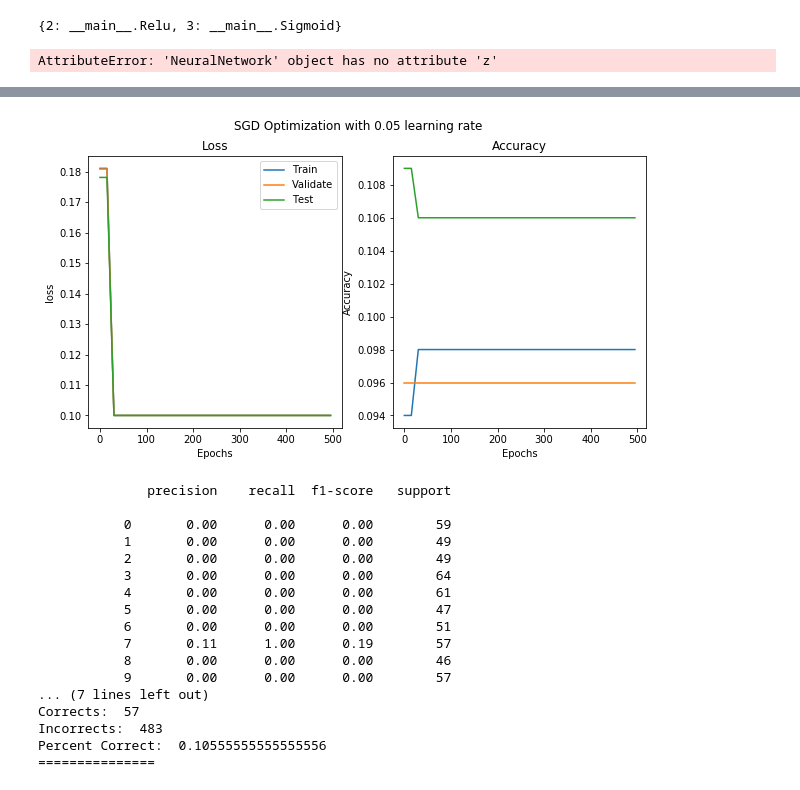
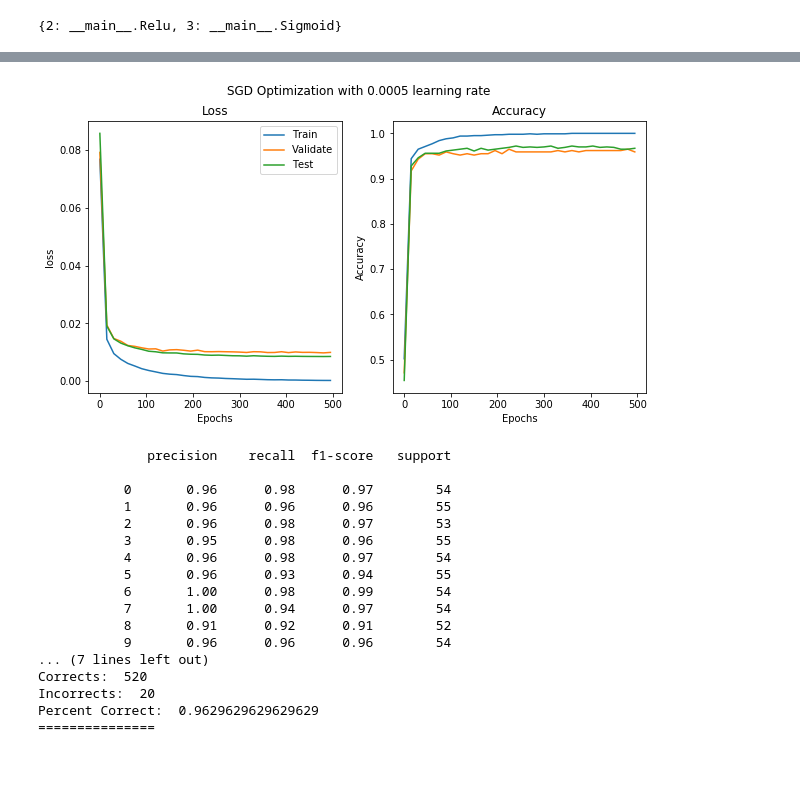
Before and after one commit to TheFoodForest/Numpy-Neural-Net, a Jupyter notebook: Sigmoid Activation NN.ipynb, the cells around one changed output, grey strips where cells are left out. Saved outputs shown, nothing was run; the diff lists cells and outputs as text; code cells hidden in the pictures.

```diff
--- a/Sigmoid Activation NN.ipynb
+++ b/Sigmoid Activation NN.ipynb
@@ -659,10 +661,6 @@ nn.b
 nn.activations
 # %% [output]
 {2: __main__.Relu, 3: __main__.Sigmoid}
-# %%
-nn.val_history
-# %% [output]
-AttributeError: 'NeuralNetwork' object has no attribute 'z'
 # %%
 ## Now testing NN on sklearn digit reconition data set
 
@@ -677,10 +675,10 @@ print(x[0])
 y = np.eye(10)[y]
 
 
-X_train, X_test, y_train, y_test = train_test_split(x,y, test_size=.3, random_state=1)
+X_train, X_test, y_train, y_test = train_test_split(x,y, test_size=.3, random_state=1,stratify=y)
 
 nn = NeuralNetwork((64, 25, 10), (Relu, Sigmoid))
-nn.fit(X_train, y_train,xtest=X_test, ytest=y_test, loss=MSE, epochs=500, batch_size=25, learning_rate=.05,validation_split=0.25)
+nn.fit(X_train, y_train,xtest=X_test, ytest=y_test, loss=MSE, epochs=500, batch_size=25, learning_rate=.0005,validation_split=0.25)
 
 prediction = nn.predict(X_test)
 
@@ -725,18 +723,18 @@ Epoch 495, Loss: 0.09999999999999995
-[figure, old version]
+[figure, new version]
               precision    recall  f1-score   support
 
-           0       0.00      0.00      0.00        59
-           1       0.00      0.00      0.00        49
-           2       0.00      0.00      0.00        49
-           3       0.00      0.00      0.00        64
-           4       0.00      0.00      0.00        61
-           5       0.00      0.00      0.00        47
-           6       0.00      0.00      0.00        51
-           7       0.11      1.00      0.19        57
-           8       0.00      0.00      0.00        46
-           9       0.00      0.00      0.00        57
+           0       0.96      0.98      0.97        54
+           1       0.96      0.96      0.96        55
+           2       0.96      0.98      0.97        53
+           3       0.95      0.98      0.96        55
+           4       0.96      0.98      0.97        54
+           5       0.96      0.93      0.94        55
+           6       1.00      0.98      0.99        54
+           7       1.00      0.94      0.97        54
+           8       0.91      0.92      0.91        52
+           9       0.96      0.96      0.96        54
 ... (7 lines left out)
-Corrects:  57
-Incorrects:  483
-Percent Correct:  0.10555555555555556
+Corrects:  520
+Incorrects:  20
+Percent Correct:  0.9629629629629629
 ===============
```
Also changed, not shown: parts of 6 cells of this notebook.
